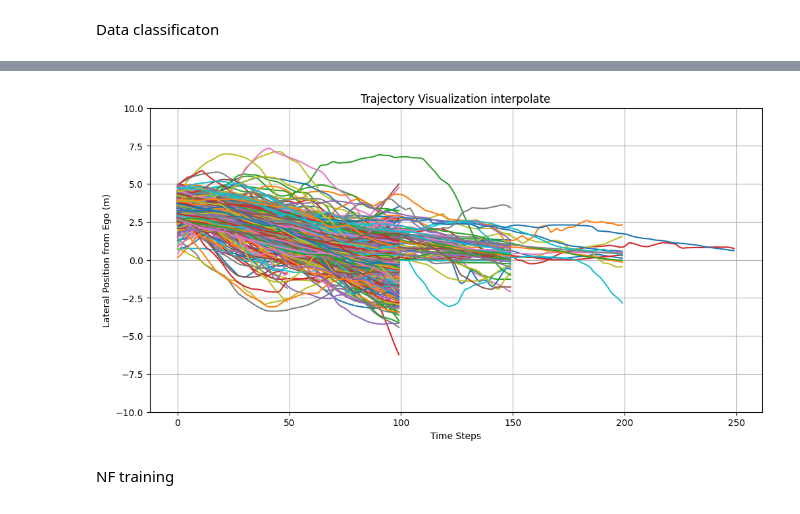
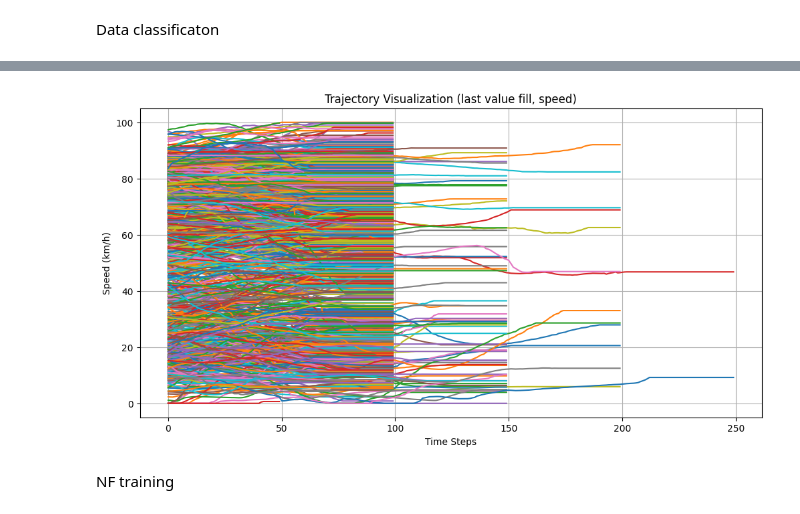
Before and after one commit to RuoxinFeng/Sampling_Normalizing_Flow, a Jupyter notebook: Time_Series/Cut_in_series.ipynb, the cells around one changed output, grey strips where cells are left out. Cells and saved outputs as stored; diff of their text form; code cells hidden in the pictures.

```diff
--- a/Time_Series/Cut_in_series.ipynb
+++ b/Time_Series/Cut_in_series.ipynb
@@ -64,0 +61,14 @@ Number of change direction: 622
+# %%
+plt.figure(figsize=(12, 6))
+
+for cutin_id in unique_cutins:
+    cutin_data = data[data['cutin_id'] == cutin_id]
+    time_zeroed = cutin_data['tRelMs'] - cutin_data['tRelMs'].iloc[0]
+    plt.plot(time_zeroed/100, cutin_data['speedKmPerH'])
+
+plt.title('Cut-in Events Visualization')
+plt.xlabel('Time, ds')
+plt.ylabel('Lateral Position from Ego, m')
+plt.grid(True)
+
+plt.show()
@@ -74,70 +86,55 @@ from nflows.distributions.normal import StandardNormal
 from nflows.flows.base import Flow
 from nflows.transforms import CompositeTransform, MaskedAffineAutoregressiveTransform, ReversePermutation
 
-data = pd.read_csv('cutin_results_1111.csv', sep=';')
+
+data = pd.read_csv('cutin_results_1111.csv')
 data['cutin_id'] = data['cutin_id'].astype(str)
 data['objV2PosYM'] = data['objV2PosYM'].astype(float)
+data['speedKmPerH'] = data['speedKmPerH'].astype(float)
 data['tRelMs'] = data['tRelMs'].astype(float)
 
-trajectory_list_last = []
-trajectory_list_inter = []
-trajectory_dict_last = {}
-trajectory_dict_inter = {}
+trajectory_list = []
+trajectory_dict = {}
 
 for cutin_id in data['cutin_id'].unique():
     group = data[data['cutin_id'] == cutin_id].sort_values(by='tRelMs')
     y = group['objV2PosYM'].to_numpy()
+    speed = group['speedKmPerH'].to_numpy()
+
     if y[0] < 0:
         y = -y  # normalize direction
-     # Determine the length of the trajectory
+
     length = len(y)
-    target_length = ((length // 50) + 1) * 50  # Round up to the next multiple of 50
+    target_length = ((length // 50) + 1) * 50
 
-    # fulfill with the last value
-    trajectory = np.full(target_length, y[-1])
-    trajectory[:length] = y
-    trajectory_list_last.append(trajectory)
-    if target_length not in trajectory_dict_last:
-        trajectory_dict_last[target_length] = []
-    trajectory_dict_last[target_length].append(trajectory)
+    pos_filled = np.full(target_length, y[-1])
+    speed_filled = np.full(target_length, speed[-1])
+    pos_filled[:length] = y
+    speed_filled[:length] = speed
+
+    trajectory = np.stack([pos_filled, speed_filled], axis=-1)  # (time_steps, 2)
+    trajectory_list.append(trajectory)
+
+    if target_length not in trajectory_dict:
+        trajectory_dict[target_length] = []
+    trajectory_dict[target_length].append(trajectory)
 
 plt.figure(figsize=(12, 6))
-
-for i, trajectory in enumerate(trajectory_list_last):
-    plt.plot(trajectory, label=f'Trajectory {i+1}')
-
-plt.title('Trajectory Visualization last value')
+for i, trajectory in enumerate(trajectory_list):
+    plt.plot(trajectory[:, 0], label=f'Traj {i+1} Pos')
+plt.title('Trajectory Visualization (last value fill, position)')
 plt.xlabel('Time Steps')
-plt.ylabel('Lateral Position from Ego (m)')
+plt.ylabel('Lateral Position (m)')
 plt.grid(True)
 plt.ylim(-10, 10)
 plt.show()
 
-for cutin_id in data['cutin_id'].unique():
-    group = data[data['cutin_id'] == cutin_id].sort_values(by='tRelMs')
-    y = group['objV2PosYM'].to_numpy()
-    if y[0] < 0:
-        y = -y  # normalize direction
-     # Determine the length of the trajectory
-    length = len(y)
-    target_length = ((length // 50) + 1) * 50  # Round up to the next multiple of 50
-
-    # Interpolate to the target length
-    trajectory = np.interp(np.linspace(0, length - 1, target_length), np.arange(length), y)
-    trajectory_list_inter.append(trajectory)
-    if target_length not in trajectory_dict_inter:
-        trajectory_dict_inter[target_length] = []
-    trajectory_dict_inter[target_length].append(trajectory)
-
 plt.figure(figsize=(12, 6))
-
-for i, trajectory in enumerate(trajectory_list_inter):
-    plt.plot(trajectory, label=f'Trajectory {i+1}')
-
-plt.title('Trajectory Visualization interpolate')
+for i, trajectory in enumerate(trajectory_list):
+    plt.plot(trajectory[:, 1], label=f'Traj {i+1} Speed')
+plt.title('Trajectory Visualization (last value fill, speed)')
 plt.xlabel('Time Steps')
-plt.ylabel('Lateral Position from Ego (m)')
+plt.ylabel('Speed (km/h)')
 plt.grid(True)
-plt.ylim(-10, 10)
 plt.show()
 # %% [output]
@@ -145,4 +142,4 @@ plt.show()
-[figure, old version]
+[figure, new version]
 # %% [markdown]
 NF training
 # %%
```
Also changed, not shown: parts of 8 cells of this notebook, 1 other file.
